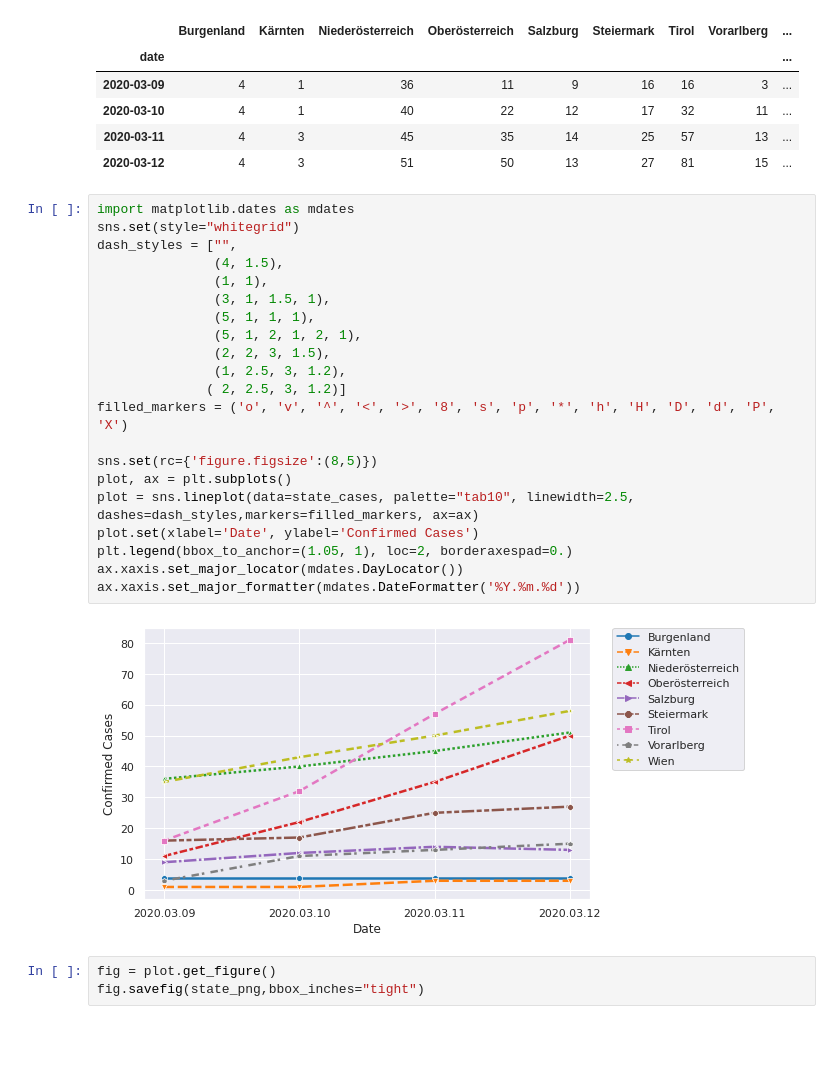
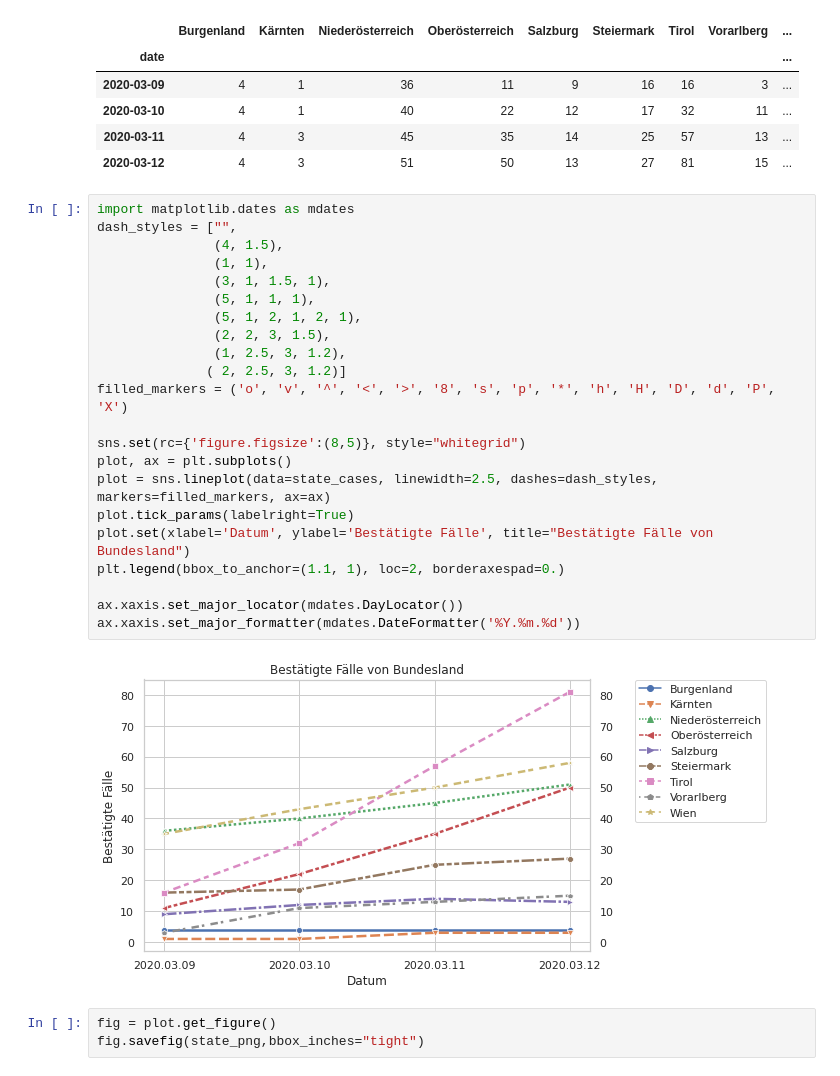
Before and after one commit to danielw2904/Austria-COVID-19, a Jupyter notebook: Austria.ipynb, the cells around one changed output. Drawn from its saved outputs; the diff is of its cells as text; blank space fills up the shorter version.

Commit message:
Make graphs and images easier to read

```diff
--- a/Austria.ipynb
+++ b/Austria.ipynb
@@ -53,27 +53,28 @@ state_cases
 | 2020-03-12 | 4 | 3 | 51 | 50 | 13 | 27 | 81 | 15 | ... |
 # %%
 import matplotlib.dates as mdates
-sns.set(style="whitegrid")
 dash_styles = ["",
                (4, 1.5),
                (1, 1),
                (3, 1, 1.5, 1),
                (5, 1, 1, 1),
                (5, 1, 2, 1, 2, 1),
                (2, 2, 3, 1.5),
                (1, 2.5, 3, 1.2),
               ( 2, 2.5, 3, 1.2)]
 filled_markers = ('o', 'v', '^', '<', '>', '8', 's', 'p', '*', 'h', 'H', 'D', 'd', 'P', 'X')
 
-sns.set(rc={'figure.figsize':(8,5)})
+sns.set(rc={'figure.figsize':(8,5)}, style="whitegrid")
 plot, ax = plt.subplots()
-plot = sns.lineplot(data=state_cases, palette="tab10", linewidth=2.5, dashes=dash_styles,markers=filled_markers, ax=ax)
-plot.set(xlabel='Date', ylabel='Confirmed Cases')
-plt.legend(bbox_to_anchor=(1.05, 1), loc=2, borderaxespad=0.)
+plot = sns.lineplot(data=state_cases, linewidth=2.5, dashes=dash_styles, markers=filled_markers, ax=ax)
+plot.tick_params(labelright=True)
+plot.set(xlabel='Datum', ylabel='Bestätigte Fälle', title="Bestätigte Fälle von Bundesland")
+plt.legend(bbox_to_anchor=(1.1, 1), loc=2, borderaxespad=0.)
+
 ax.xaxis.set_major_locator(mdates.DayLocator())
 ax.xaxis.set_major_formatter(mdates.DateFormatter('%Y.%m.%d'))
 # %% [output]
-[figure, old version]
+[figure, new version]
 # %%
 fig = plot.get_figure()
 fig.savefig(state_png,bbox_inches="tight")
```
Also changed, not shown: parts of 1 cell of this notebook, 3 other files.
